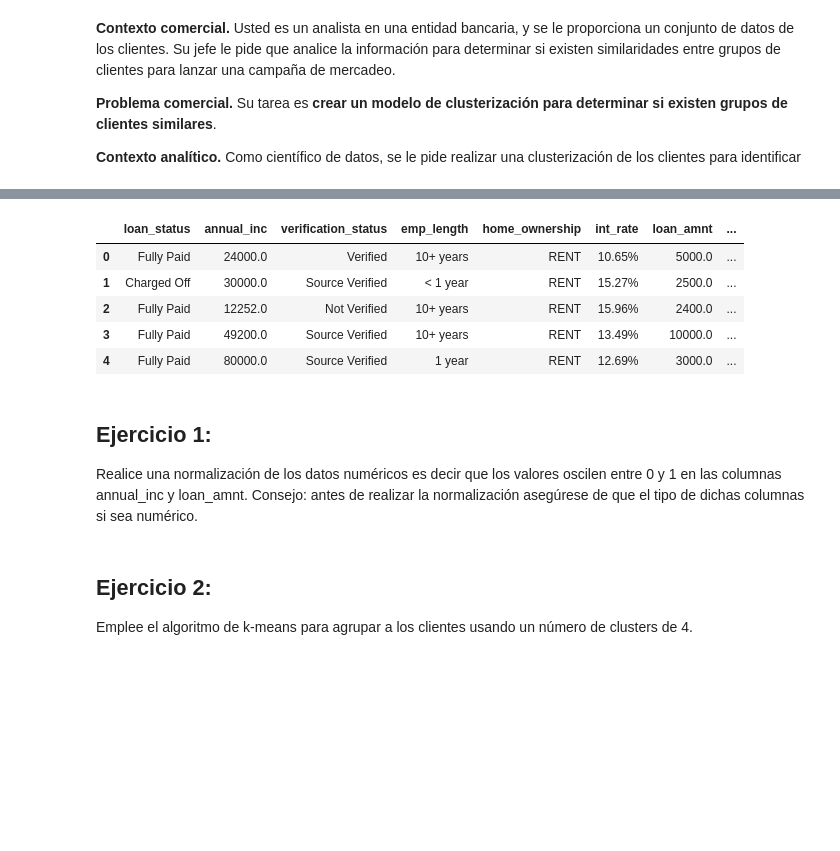
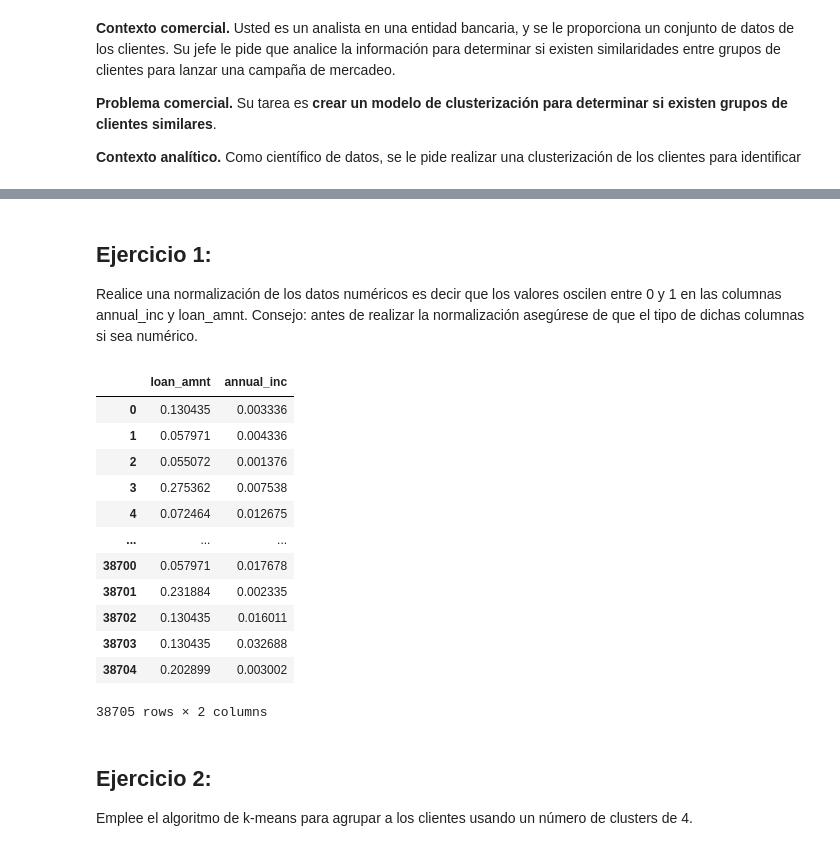
Before and after one commit to dianaquinterol/MujeresDigitales, a Jupyter notebook: Taller_semana_7.ipynb, the cells around one changed output, grey strips where cells are left out. Saved outputs shown, nothing was run; the diff lists cells and outputs as text; code cells hidden in the pictures; blank space fills up the shorter version.

```diff
--- a/Taller_semana_7.ipynb
+++ b/Taller_semana_7.ipynb
@@ -35,10 +34,0 @@ df.head()
-# %%
-df2=df[['annual_inc', 'loan_amnt']]
-df.head(5)
-# %% [output]
-|  | loan_status | annual_inc | verification_status | emp_length | home_ownership | int_rate | loan_amnt | ... |
-| 0 | Fully Paid | 24000.0 | Verified | 10+ years | RENT | 10.65% | 5000.0 | ... |
-| 1 | Charged Off | 30000.0 | Source Verified | < 1 year | RENT | 15.27% | 2500.0 | ... |
-| 2 | Fully Paid | 12252.0 | Not Verified | 10+ years | RENT | 15.96% | 2400.0 | ... |
-| 3 | Fully Paid | 49200.0 | Source Verified | 10+ years | RENT | 13.49% | 10000.0 | ... |
-| 4 | Fully Paid | 80000.0 | Source Verified | 1 year | RENT | 12.69% | 3000.0 | ... |
@@ -54,3 +48,20 @@ Consejo: antes de realizar la normalización asegúrese de que el tipo de dichas
+# %%
+df_normalizado = normalize(df[['loan_amnt','annual_inc']])
+df_normalizado
+# %% [output]
+|  | loan_amnt | annual_inc |
+| 0 | 0.130435 | 0.003336 |
+| 1 | 0.057971 | 0.004336 |
+| 2 | 0.055072 | 0.001376 |
+| 3 | 0.275362 | 0.007538 |
+| 4 | 0.072464 | 0.012675 |
+| ... | ... | ... |
+| 38700 | 0.057971 | 0.017678 |
+| 38701 | 0.231884 | 0.002335 |
+| 38702 | 0.130435 | 0.016011 |
+| 38703 | 0.130435 | 0.032688 |
+| 38704 | 0.202899 | 0.003002 |
+38705 rows × 2 columns
 # %% [markdown]
 ## Ejercicio 2:
 
```
Also changed, not shown: parts of 10 cells of this notebook.
